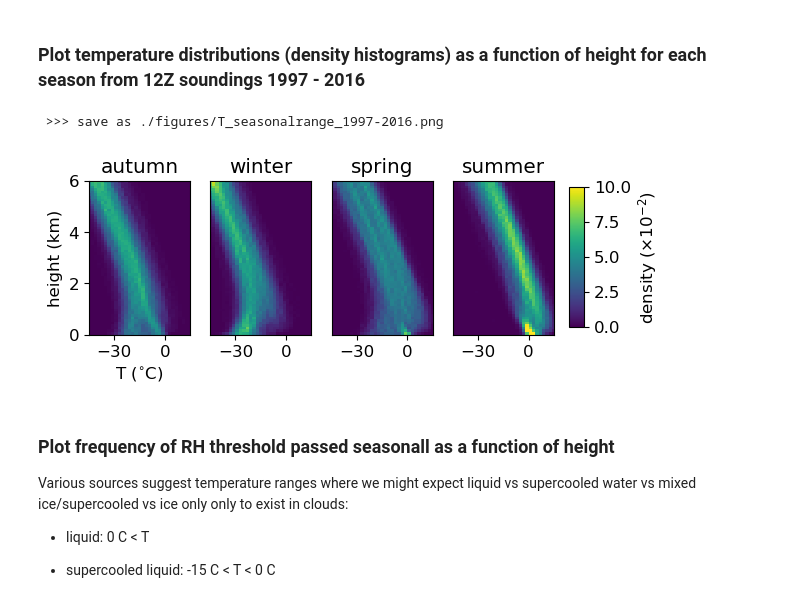
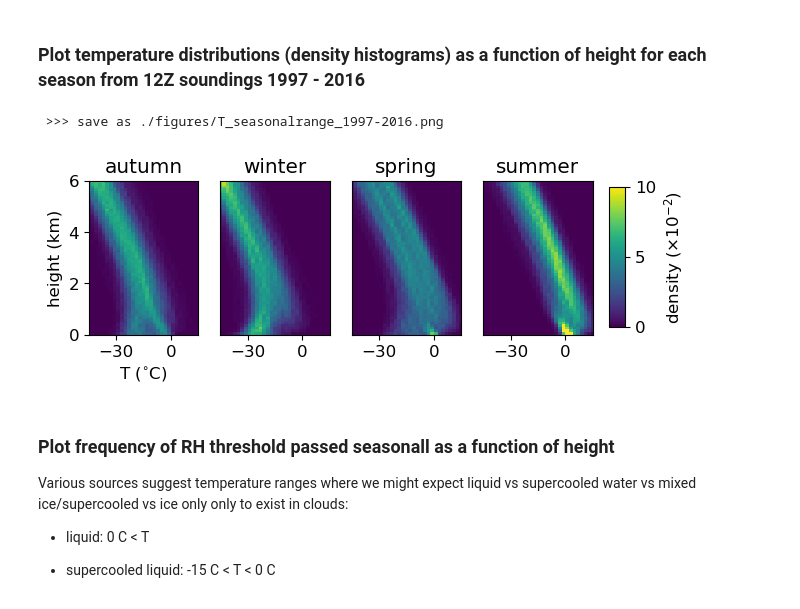
Before and after one commit to mackenziejewell/ArcticClouds_SoundingAnalysis, a Jupyter notebook: 6_plot.ipynb, the cells around one changed output. Cells and saved outputs as stored; diff of their text form; code cells hidden in the pictures.

```diff
--- a/6_plot.ipynb
+++ b/6_plot.ipynb
@@ -46,7 +46,7 @@ bin_edges = np.arange(bin_min,bin_max+width,width)
 bin_centers = np.arange(bin_min+width/2,bin_max,width)
 
 
-fig, axs = plt.subplots(1,len(seasons), figsize=(7,2))
+fig, axs = plt.subplots(1,len(seasons), figsize=(6.5,2))
 
 for ss, season in enumerate(seasons):
 
@@ -114,7 +114,7 @@ bin_centers = np.arange(bin_min+width/2,bin_max,width)
 
 
 
-fig, axs = plt.subplots(1,len(seasons), figsize=(6,2))
+fig, axs = plt.subplots(1,len(seasons), figsize=(6.5,2))
 
 for ss, season in enumerate(seasons):
 
@@ -130,35 +130,35 @@ for ss, season in enumerate(seasons):
         T_vals = ds.T.sel(h=HH).values
         the_hist = np.histogram(T_vals[np.isnan(T_vals) == False], bins = bin_edges, density=True);
         HIST = np.append(HIST, the_hist[0])
 
     # reshap histograms into grids
     HIST = np.reshape(HIST, (len(H),len(bin_centers)))
     rh, height = np.meshgrid(bin_centers, H)
 
     # plot density
     dens = axs[ss].pcolormesh(rh, height, HIST*100, vmin=0, vmax=10)
 
     # plot labels
     axs[ss].set_title(f'{season}')
     axs[ss].set_xlim(-45,15)
     axs[ss].set_xticks([-30,-0])
     if ss == 0:
         axs[ss].set_ylabel('height (km)')
         axs[ss].set_xlabel('T ($^{\circ}$C)')
     else:
         axs[ss].set_yticks([])
 
 # colorbar
 cbar_ax = fig.add_axes([0.925, 0.15, 0.025, 0.7])
-fig.colorbar(dens, label='density ($\\times 10^{-2}$)', cax=cbar_ax)
+fig.colorbar(dens, label='density ($\\times 10^{-2}$)', cax=cbar_ax, ticks=[0,5,10])
 
 # save
 savename = f'./figures/T_seasonalrange_{ds.year[0].values}-{ds.year[-1].values}.png'
 print(f' >>> save as {savename}')
 fig.savefig(savename, transparent=True, bbox_inches='tight', pad_inches=0, dpi=300)
 # %% [output]
  >>> save as ./figures/T_seasonalrange_1997-2016.png
-[figure, old version]
+[figure, new version]
 # %% [markdown]
 ### Plot frequency of RH threshold passed seasonall as a function of height
 
```
Also changed, not shown: parts of 11 cells of this notebook, 22 other files.
